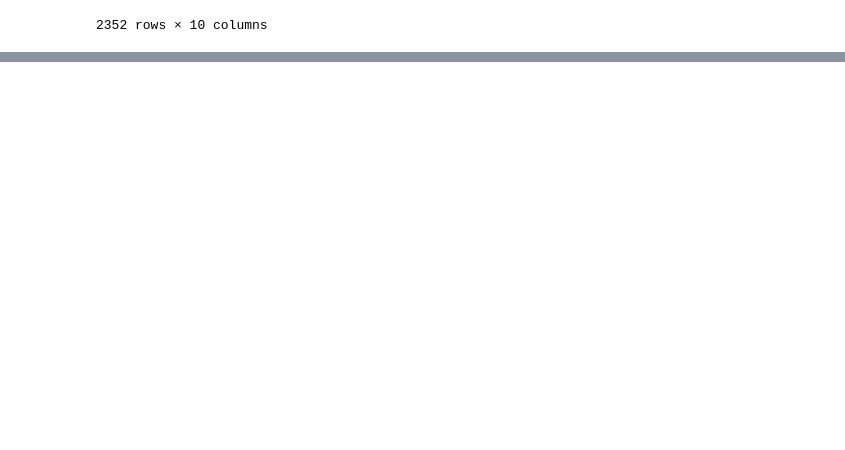
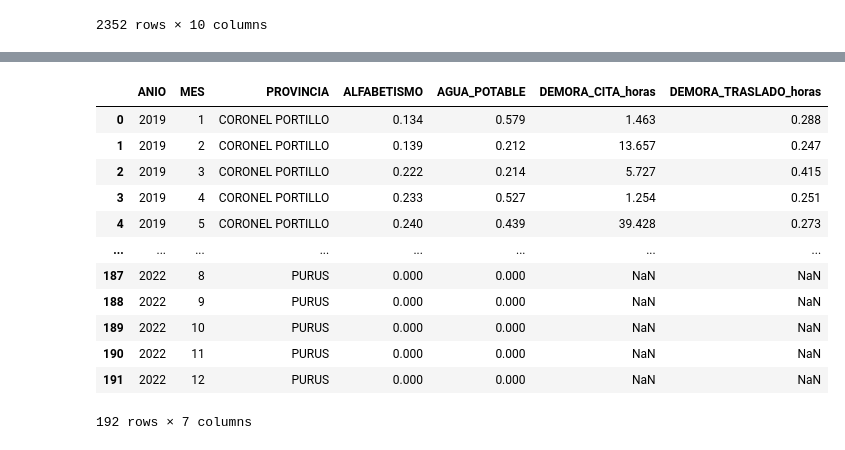
Before and after one commit to lulloaX/group3_unicef, a Jupyter notebook: Scripts/EDA/eda.ipynb, the cells around one changed output, grey strips where cells are left out. Saved outputs shown, nothing was run; the diff lists cells and outputs as text; code cells hidden in the pictures; blank space fills up the shorter version.

```diff
--- a/Scripts/EDA/eda.ipynb
+++ b/Scripts/EDA/eda.ipynb
@@ -586,0 +641,17 @@ df_result_3.to_csv("../../Dataset/Ucayali/df_result_3_tomodel_noh.csv", index =
+# %%
+data_set_enaho = pd.read_csv("../../Dataset/Ucayali/ENAHO_DATA_UCAYALI.csv")
+data_set_enaho
+# %% [output]
+|  | ANIO | MES | PROVINCIA | ALFABETISMO | AGUA_POTABLE | DEMORA_CITA_horas | DEMORA_TRASLADO_horas |
+| 0 | 2019 | 1 | CORONEL PORTILLO | 0.134 | 0.579 | 1.463 | 0.288 |
+| 1 | 2019 | 2 | CORONEL PORTILLO | 0.139 | 0.212 | 13.657 | 0.247 |
+| 2 | 2019 | 3 | CORONEL PORTILLO | 0.222 | 0.214 | 5.727 | 0.415 |
+| 3 | 2019 | 4 | CORONEL PORTILLO | 0.233 | 0.527 | 1.254 | 0.251 |
+| 4 | 2019 | 5 | CORONEL PORTILLO | 0.240 | 0.439 | 39.428 | 0.273 |
+| ... | ... | ... | ... | ... | ... | ... | ... |
+| 187 | 2022 | 8 | PURUS | 0.000 | 0.000 | NaN | NaN |
+| 188 | 2022 | 9 | PURUS | 0.000 | 0.000 | NaN | NaN |
+| 189 | 2022 | 10 | PURUS | 0.000 | 0.000 | NaN | NaN |
+| 190 | 2022 | 11 | PURUS | 0.000 | 0.000 | NaN | NaN |
+| 191 | 2022 | 12 | PURUS | 0.000 | 0.000 | NaN | NaN |
+192 rows × 7 columns
```
Also changed, not shown: parts of 7 cells of this notebook, 1 other file.
